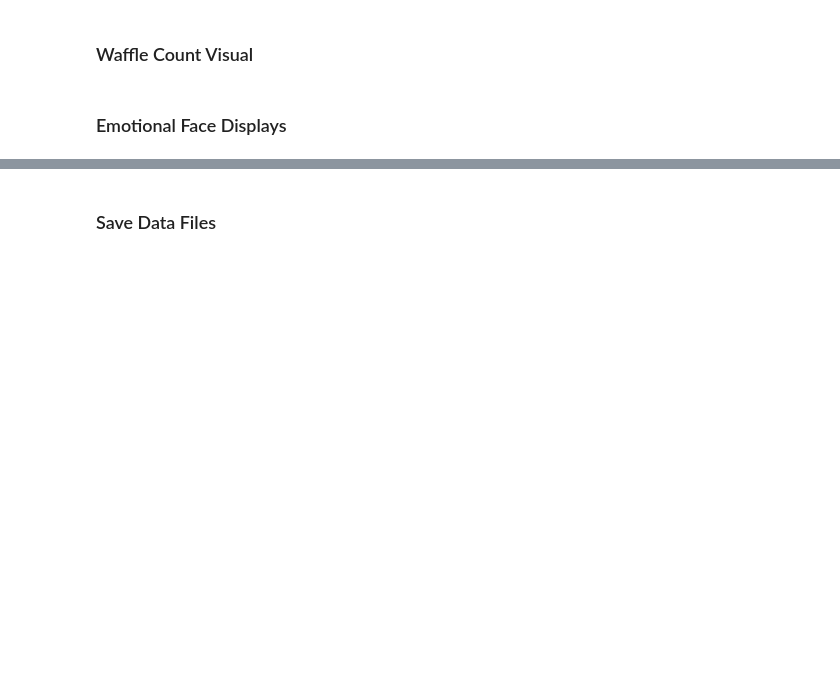
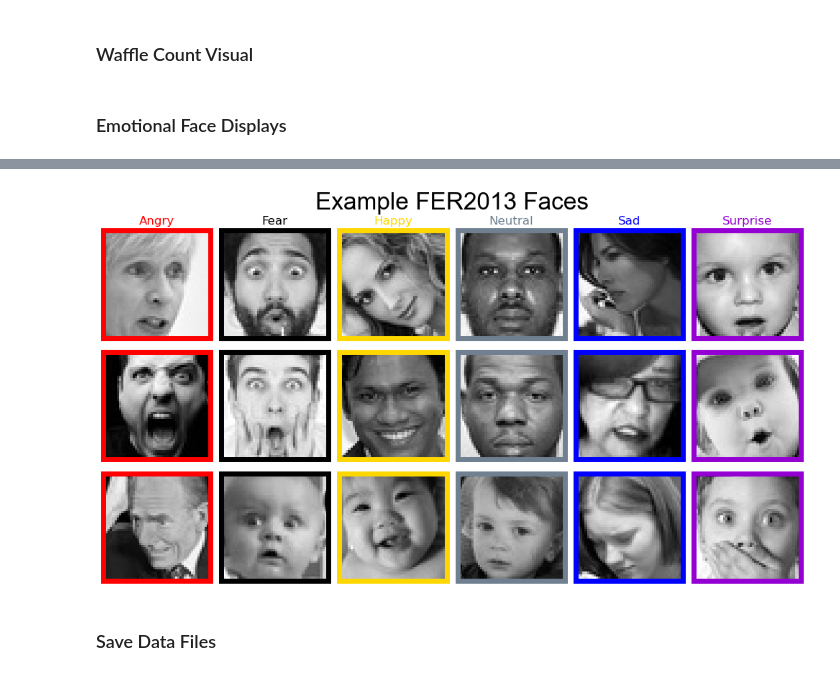
Before and after one commit to dlumian/EmotionFaceClassifier, a Jupyter notebook: notebooks/FRD2020_EDA.ipynb, the cells around one changed output, grey strips where cells are left out. Cells and saved outputs as stored; diff of their text form; code cells hidden in the pictures; blank space fills up the shorter version.

```diff
--- a/notebooks/FRD2020_EDA.ipynb
+++ b/notebooks/FRD2020_EDA.ipynb
@@ -258,8 +261,10 @@ fig, axes = show_example_images(df, group_col='emotion', image_col='image',
 # %%
 # Creates image with 3 example face/emotion
-fig, axes = show_example_images(df, group_col='emotion', image_col='image',
-                                save_path='./imgs/FER2013_examples_3.png', samples=3,
+fig, axes = show_example_images(df, group_col='emotion', image_col='Full Path',
+                                save_path='./imgs/FRD2020_examples_3.png', samples=3,
                                display=display_images)
+# %% [output]
+[figure, added]
 # %% [markdown]
 ### Save Data Files
 # %%
```
Also changed, not shown: parts of 16 cells of this notebook, 23 other files.
